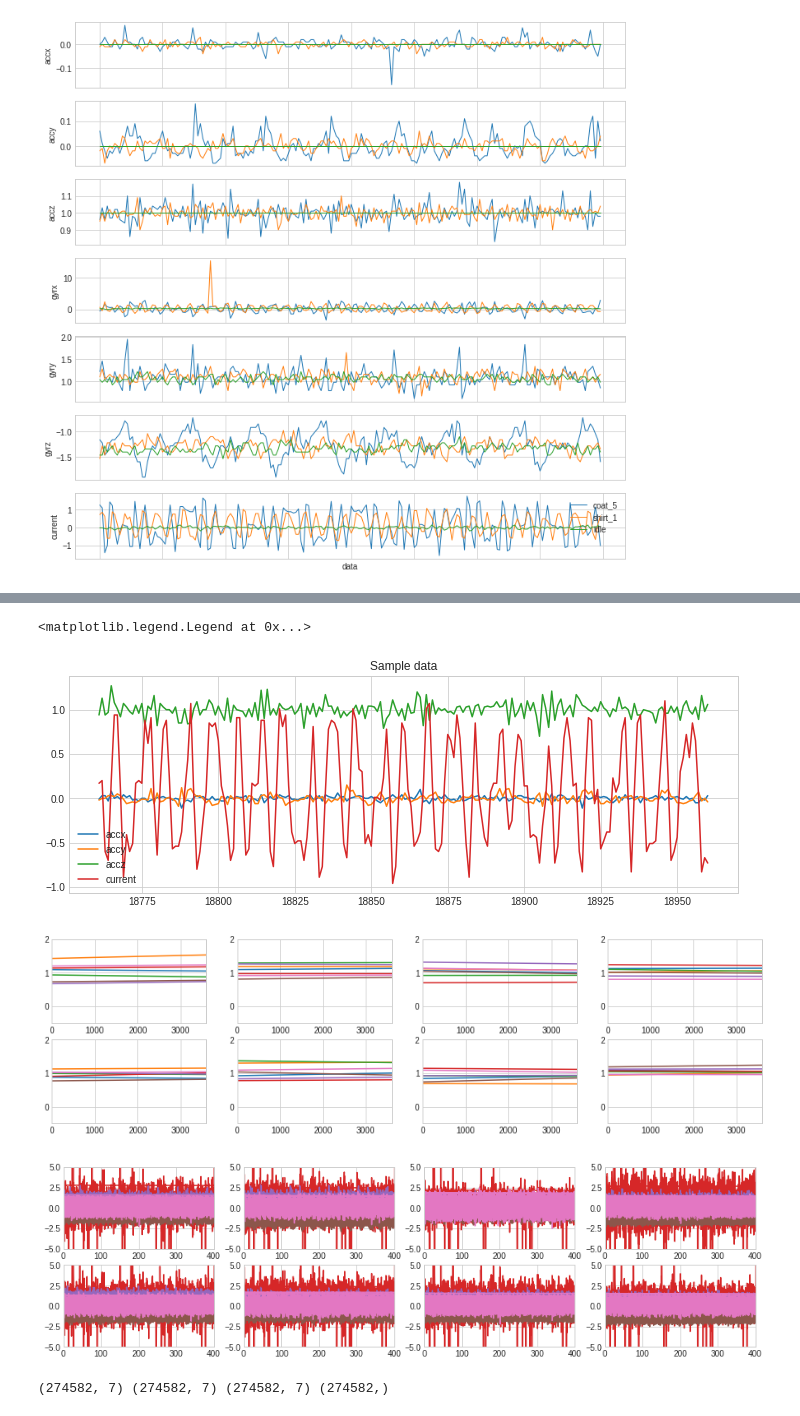
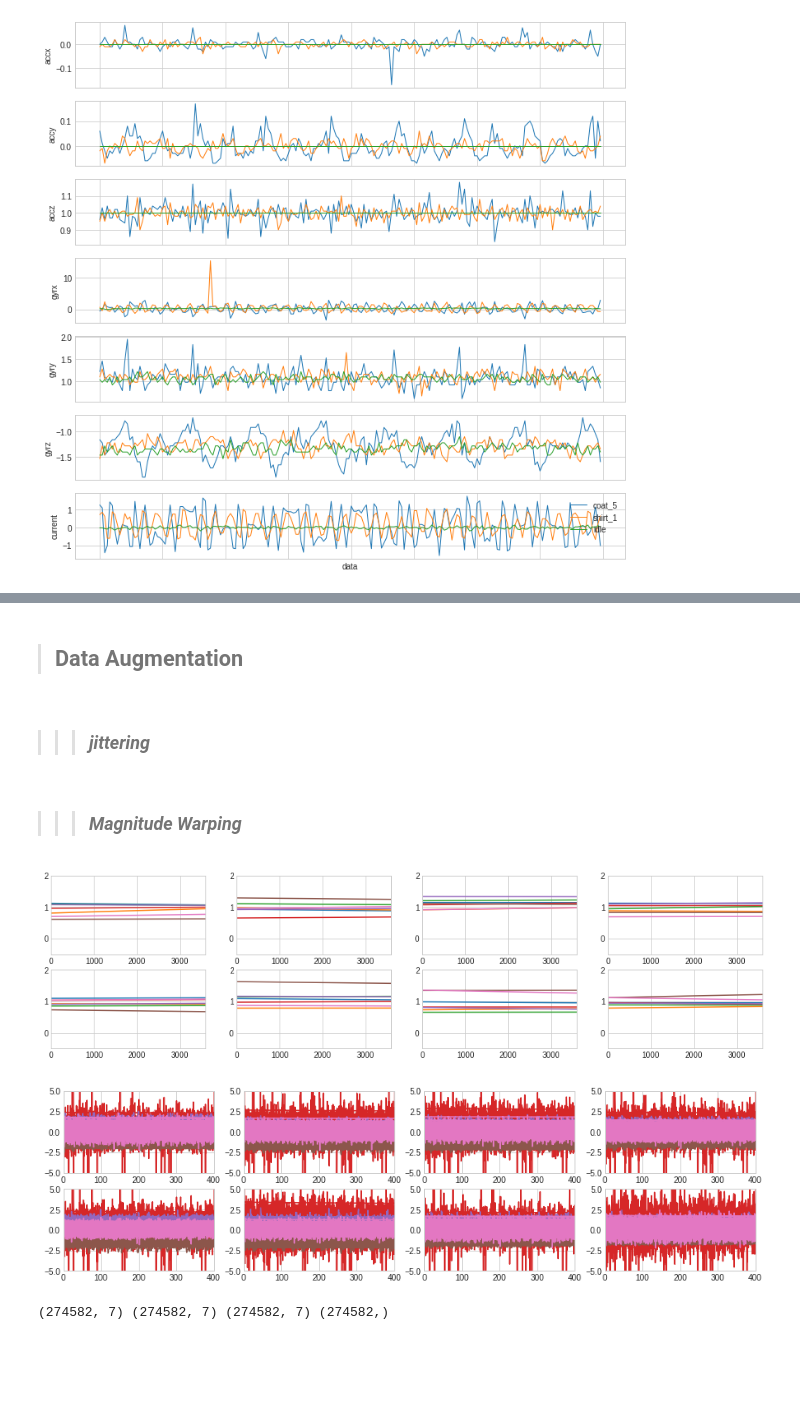
Before and after one commit to caplove/DX_team_4_repo, a Jupyter notebook: Team_4_Augment_DNN.ipynb, the cells around one changed output, grey strips where cells are left out. Saved outputs shown, nothing was run; the diff lists cells and outputs as text; code cells hidden in the pictures; blank space fills up the shorter version.

```diff
--- a/Team_4_Augment_DNN.ipynb
+++ b/Team_4_Augment_DNN.ipynb
@@ -159,17 +178,7 @@ plt.show()
-# %%
-
-from scipy.interpolate import CubicSpline      # for warping
-
-plt.figure(figsize=(12,4))
-plt.plot(x['accx'][-200:])
-plt.plot(x['accy'][-200:])
-plt.plot(x['accz'][-200:])
-plt.plot(x['current'][-200:])
-plt.title('Sample data')
-plt.legend(['accx','accy','accz','current'])
-# %% [output]
-<matplotlib.legend.Legend at 0x...>
-[figure, removed]
+# %% [markdown]
+>## Data Augmentation
+# %% [markdown]
+>>>### *jittering*
 # %%
 """jittering"""
 sigma = 0.005
@@ -197,6 +206,8 @@ x_in_jittering = DA_Jitter(x,sigma)
 #     ax.plot(DA_Jitter(x_in,sigma))
 #     ax.set_xlim([0,100])
 #     ax.set_ylim([-5,5])
+# %% [markdown]
+>>>### *Magnitude Warping*
 # %%
 """Magnitude Warping"""
 sigma = 0.2  # default 0.2  (standard deviation)
@@ -214,36 +225,36 @@ def GenerateRandomCurves(X, sigma=0.2, knot=4):
     cs_a = CubicSpline(xx[:,3], yy[:,3])  # 추가
     cs_b = CubicSpline(xx[:,4], yy[:,4])  # 추가
     cs_c = CubicSpline(xx[:,5], yy[:,5])  # 추가
     cs_i = CubicSpline(xx[:,6], yy[:,6])  # 추가
 
     #return np.array([cs_x(x_range),cs_y(x_range),cs_z(x_range)]).transpose()
     return np.array([cs_x(x_range),cs_y(x_range),cs_z(x_range),cs_a(x_range),cs_b(x_range),cs_c(x_range),cs_i(x_range)]).transpose()
 
 
 
 ## Random curves around 1.0
-fig = plt.figure(figsize=(15,4))
+fig = plt.figure(figsize=(16,4))
 for ii in range(8):
     ax = fig.add_subplot(2,4,ii+1)
 #    ax.plot(GenerateRandomCurves(x.iloc[:,0:3], sigma))
     ax.plot(GenerateRandomCurves(x, sigma))
 
     plt.axis([0,3600,-0.5,2])
 
 def DA_MagWarp(X, sigma):
     return X * GenerateRandomCurves(X, sigma)
 
 fig = plt.figure(figsize=(15,4))
 for ii in range(8):
     ax = fig.add_subplot(2,4,ii+1)
 #    ax.plot(DA_MagWarp(x.iloc[:,0:3], sigma))
     ax.plot(DA_MagWarp(x,sigma))
 
     ax.set_xlim([0,400])
     ax.set_ylim([-5,5])
 # %% [output]
-[figure, old version]
+[figure, new version]
-[figure, old version]
+[figure, new version]
 # %%
 # x 전체 데이터에 Magnitude Warp
 x_in_MagWarp = DA_MagWarp(x,sigma)
```
Also changed, not shown: parts of 64 cells of this notebook.
